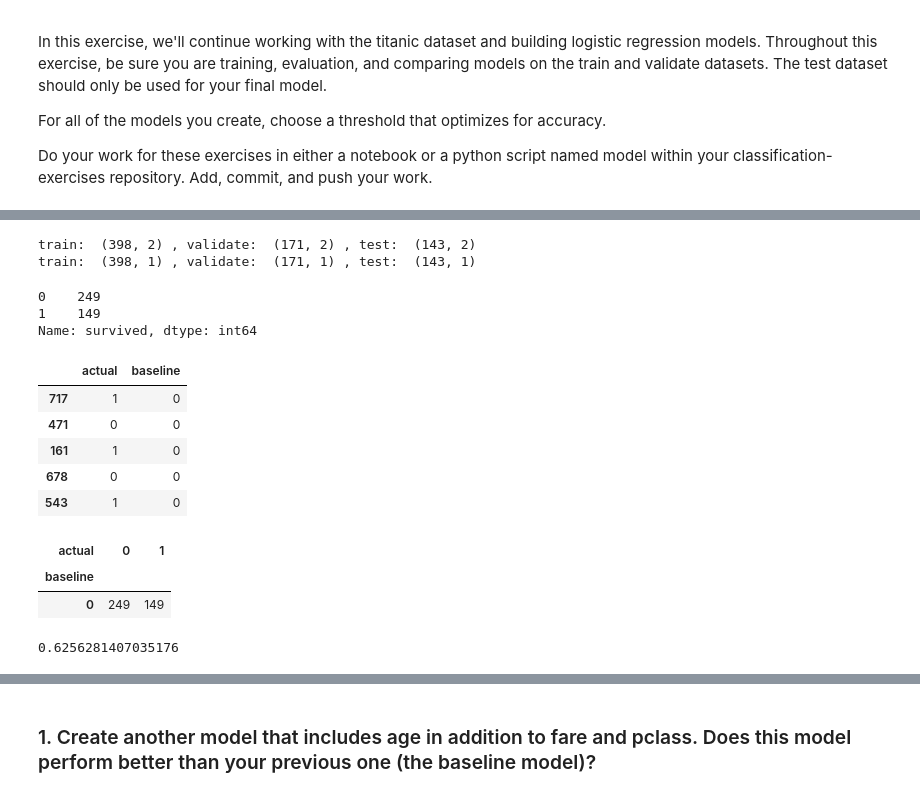
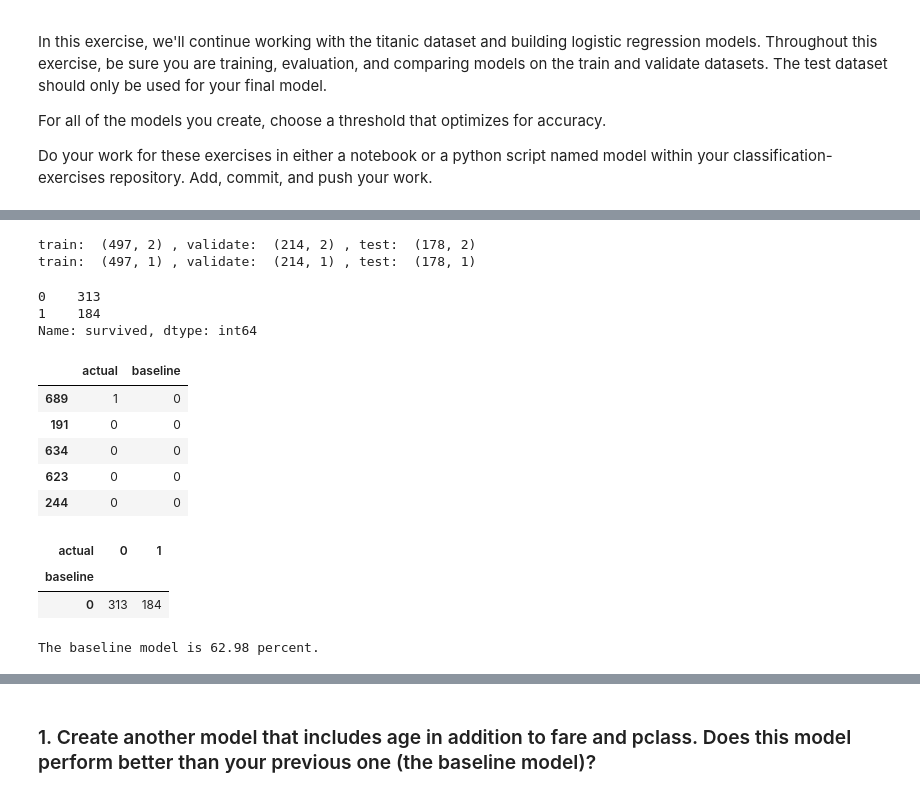
Before and after one commit to ThompsonBethany01/classification-exercises, a Jupyter notebook: model.ipynb, the cells around one changed output, grey strips where cells are left out. Drawn from its saved outputs; the diff is of its cells as text; code cells hidden in the pictures.

```diff
--- a/model.ipynb
+++ b/model.ipynb
@@ -40,55 +63,56 @@ titanic.dropna(inplace=True)
 # %%
 # prep from curriculum
-X = titanic[['pclass','fare']]
-y = titanic[['survived']]
+X1 = titanic[['pclass','fare']]
+y1 = titanic[['survived']]
 
-X_train_validate, X_test, y_train_validate, y_test = train_test_split(X, y, test_size = .20, random_state = 123)
+X1_train_validate, X1_test, y1_train_validate, y1_test = train_test_split(X1, y1, test_size = .20, random_state = 123)
 
-X_train, X_validate, y_train, y_validate = train_test_split(X_train_validate, y_train_validate, test_size = .30, random_state = 123)
+X1_train, X1_validate, y1_train, y1_validate = train_test_split(X1_train_validate, y1_train_validate, test_size = .30, random_state = 123)
 
-print("train: ", X_train.shape, ", validate: ", X_validate.shape, ", test: ", X_test.shape)
-print("train: ", y_train.shape, ", validate: ", y_validate.shape, ", test: ", y_test.shape)
+print("train: ", X1_train.shape, ", validate: ", X1_validate.shape, ", test: ", X1_test.shape)
+print("train: ", y1_train.shape, ", validate: ", y1_validate.shape, ", test: ", y1_test.shape)
 # %% [output]
-train:  (398, 2) , validate:  (171, 2) , test:  (143, 2)
-train:  (398, 1) , validate:  (171, 1) , test:  (143, 1)
+train:  (497, 2) , validate:  (214, 2) , test:  (178, 2)
+train:  (497, 1) , validate:  (214, 1) , test:  (178, 1)
 # %%
 # More zeros, which means most did not survive
-y_train.survived.value_counts()
+y1_train.survived.value_counts()
 # %% [output]
-0    249
-1    149
+0    313
+1    184
 Name: survived, dtype: int64
 # %%
 # Our baseline model will be that every passenger does not survive
-models = pd.DataFrame(y_train)
+models = pd.DataFrame(y1_train)
 models['baseline'] = 0
-models.head()
+
 models.columns = ['actual','baseline']
 models.head()
 # %% [output]
 |  | actual | baseline |
-| 717 | 1 | 0 |
-| 471 | 0 | 0 |
-| 161 | 1 | 0 |
-| 678 | 0 | 0 |
-| 543 | 1 | 0 |
+| 689 | 1 | 0 |
+| 191 | 0 | 0 |
+| 634 | 0 | 0 |
+| 623 | 0 | 0 |
+| 244 | 0 | 0 |
 # %%
 # cross tab of our baseline versus actual
 pd.crosstab(models['baseline'], models['actual'])
 # %% [output]
 | actual | 0 | 1 |
 | baseline |  |  |
-| 0 | 249 | 149 |
+| 0 | 313 | 184 |
 # %%
 # let's calculate the accuracy
 # positive will be not survived
 # (TP + TN) / (TP + TN + FP + FN)
-true_p = 249
-false_p = 149
+true_p = 313
+false_p = 184
 true_n = 0
 false_n = 0
 
 base_acc = (true_p + true_n) / (true_p + true_n + false_p + false_n)
 base_acc
+print("The baseline model is",round(base_acc * 100, 2),"percent.")
 # %% [output]
-0.6256281407035176
+The baseline model is 62.98 percent.
```
Also changed, not shown: parts of 79 cells of this notebook.
